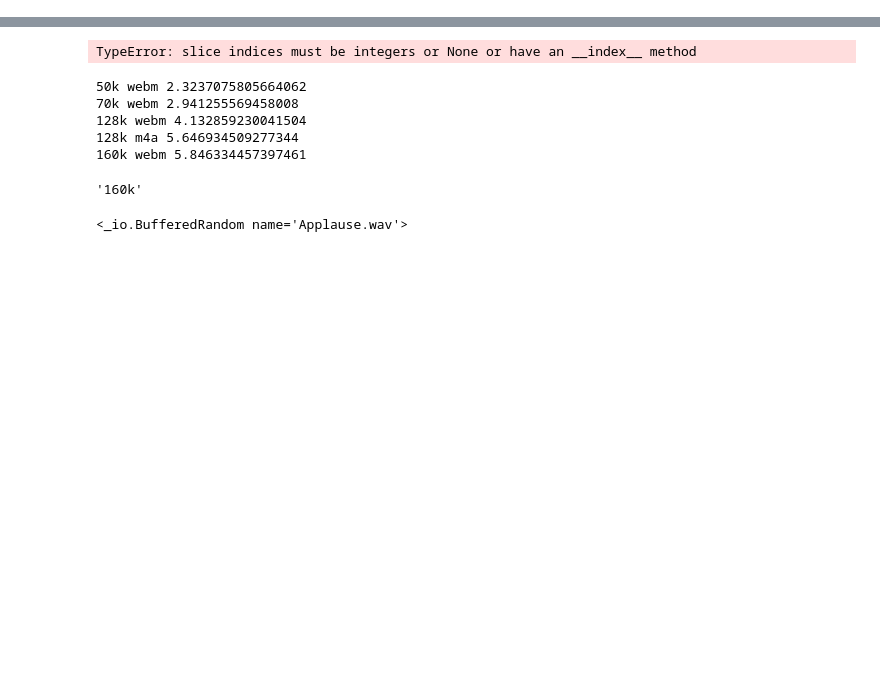
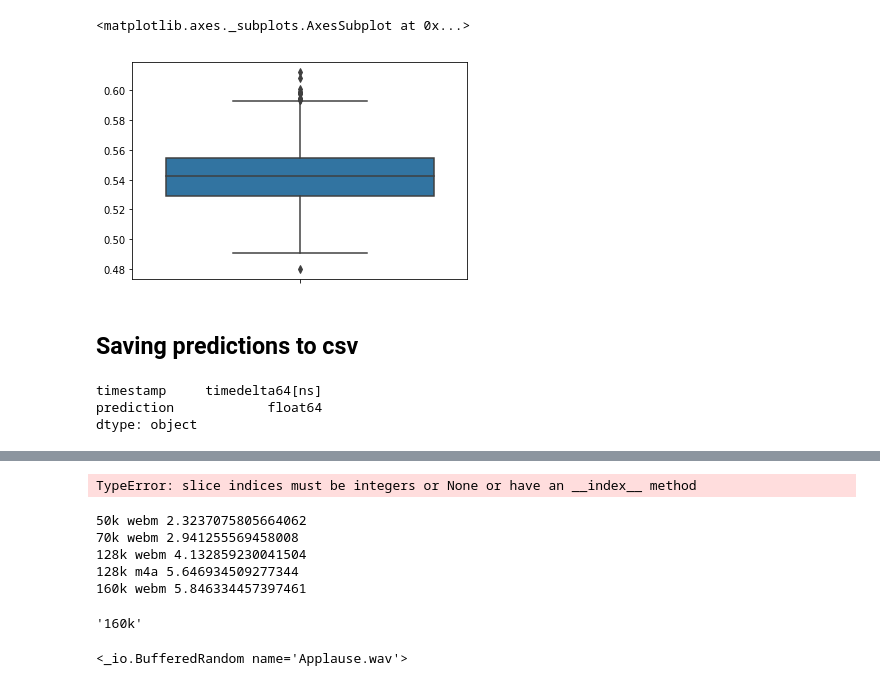
Before and after one commit to jk3587/CheerApplauseDetection, a Jupyter notebook: run_on_own_audiofile.ipynb, the cells around one changed output, grey strips where cells are left out. Cells and saved outputs as stored; diff of their text form; code cells hidden in the pictures; blank space fills up the shorter version.

```diff
--- a/run_on_own_audiofile.ipynb
+++ b/run_on_own_audiofile.ipynb
@@ -93,0 +115,17 @@ for i in predictions:
+# %%
+sns.boxplot(y=y)
+# %% [output]
+<matplotlib.axes._subplots.AxesSubplot at 0x...>
+[figure, added]
+# %% [markdown]
+## Saving predictions to csv
+# %%
+x = [datetime.timedelta(seconds=i[0]/2) for i in predictions]
+y = [i[1][0][0] for i in predictions]
+
+df = pd.DataFrame({'timestamp': x, 'prediction': y})
+df.to_csv(filename+'_predictions.csv', index=False)
+# %% [output]
+timestamp     timedelta64[ns]
+prediction            float64
+dtype: object
```
Also changed, not shown: parts of 14 cells of this notebook, 8 other files.
